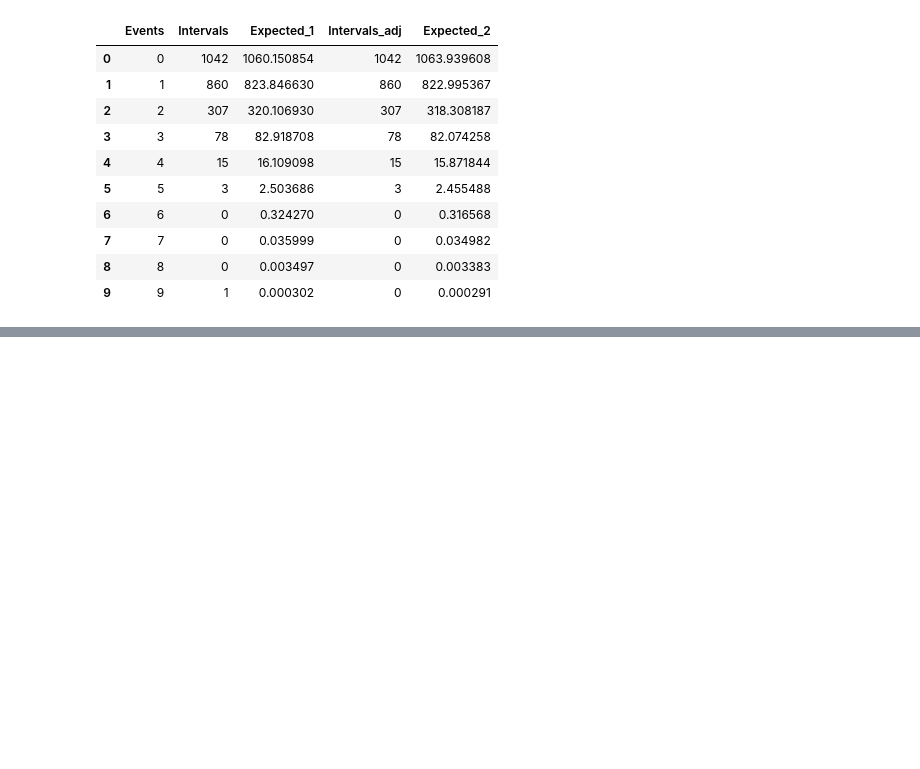
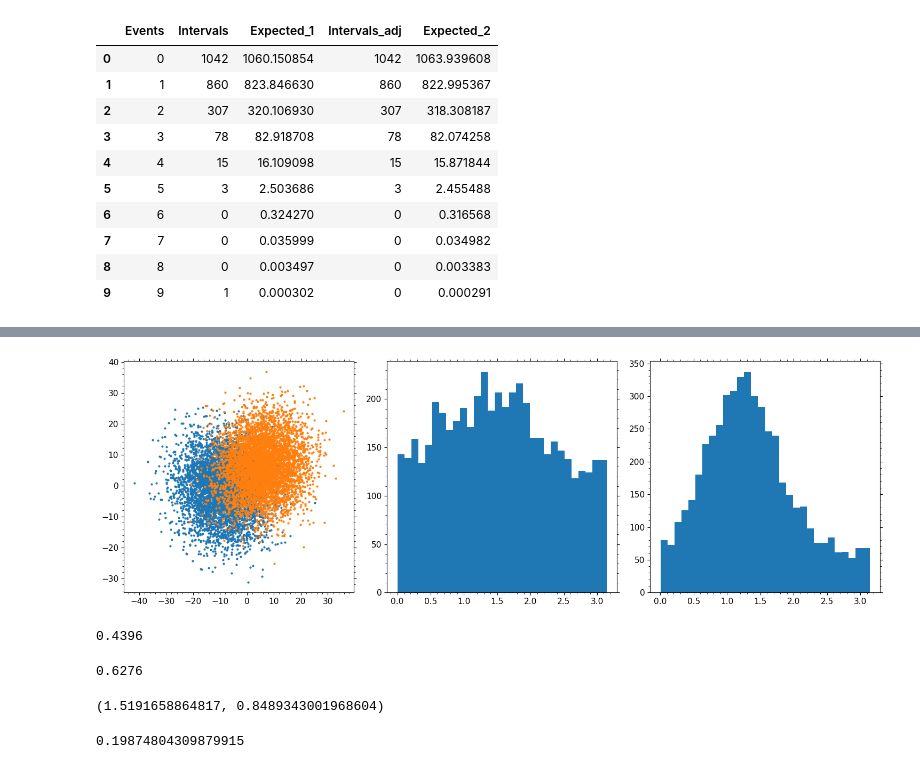
Before and after one commit to james-hughes1/mphildis-coursework, a Jupyter notebook: principles-of-data-science/Examples3.ipynb, the cells around one changed output, grey strips where cells are left out. Drawn from its saved outputs; the diff is of its cells as text; code cells hidden in the pictures; blank space fills up the shorter version.

```diff
--- a/principles-of-data-science/Examples3.ipynb
+++ b/principles-of-data-science/Examples3.ipynb
@@ -169,0 +318,39 @@ neutrino_df
+# %%
+coverage_check_sample = multivariate_normal.rvs(mean=[-9.3, -1.3, 5.7, 6.5], cov=V, size=5000, random_state=42)
+# %%
+gamma_hat_sample = []
+for i in range(len(coverage_check_sample)):
+    nll = cost.UnbinnedNLL(coverage_check_sample[i,:], model )
+    mi  = Minuit(nll, r=10, delt=2, gamm=1)
+    mi.migrad()
+    gamma_hat_sample.append(mi.values[2])
+gamma_hat_sample = np.array(gamma_hat_sample)
+gamma_hat_sample %= np.pi
+# %%
+gamma_sample = np.arctan((coverage_check_sample[:,1] - coverage_check_sample[:,3])/(coverage_check_sample[:,0] + coverage_check_sample[:,2]))
+gamma_sample %= np.pi
+# %%
+fig, ax = plt.subplots(1,3,figsize=(15,5))
+ax[0].scatter(coverage_check_sample[:,0], coverage_check_sample[:,1], marker=".", linewidths=0.002)
+ax[0].scatter(coverage_check_sample[:,2], coverage_check_sample[:,3], marker=".", linewidths=0.002)
+ax[1].hist(gamma_sample, bins=30)
+ax[2].hist(gamma_hat_sample, bins=30)
+plt.show()
+# %% [output]
+[figure, added]
+# %%
+np.sum((gamma_sample > gamm_ci[0]) * (gamma_sample < gamm_ci[1])) / len(gamma_sample)
+# %% [output]
+0.4396
+# %%
+np.sum((gamma_hat_sample > gamm_ci[0]) * (gamma_hat_sample < gamm_ci[1])) / len(gamma_hat_sample)
+# %% [output]
+0.6276
+# %%
+np.mean(gamma_sample), np.std(gamma_sample)
+# %% [output]
+(1.5191658864817, 0.8489343001968604)
+# %%
+chi2.cdf(1, df=3)
+# %% [output]
+0.19874804309879915
```
Also changed, not shown: parts of 25 cells of this notebook.
